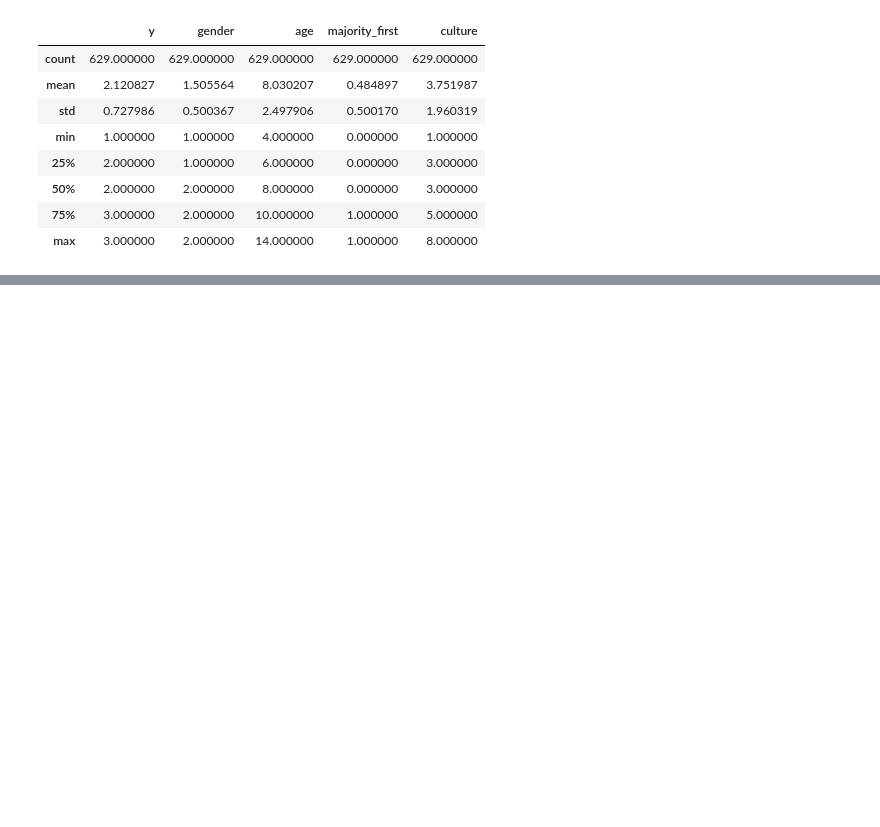
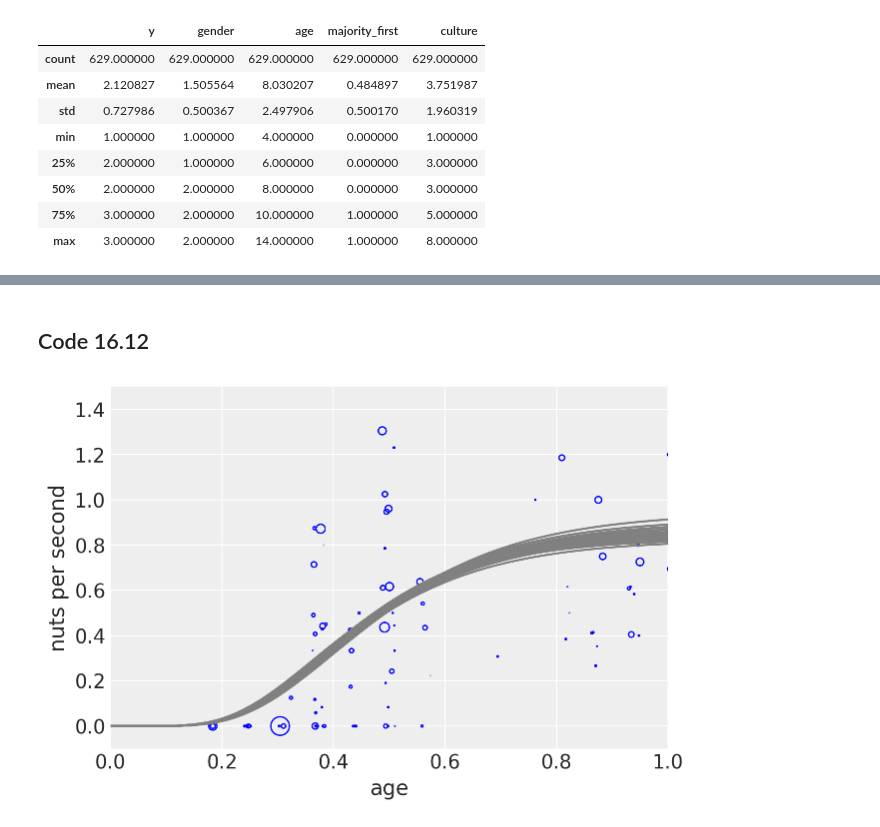
Before and after one commit to ksachdeva/rethinking-tensorflow-probability, a Jupyter notebook: notebooks/16_generalized_linear_madness.ipynb, the cells around one changed output, grey strips where cells are left out. Drawn from its saved outputs; the diff is of its cells as text; code cells hidden in the pictures; blank space fills up the shorter version.

```diff
--- a/notebooks/16_generalized_linear_madness.ipynb
+++ b/notebooks/16_generalized_linear_madness.ipynb
@@ -416,0 +480,18 @@ InvalidArgumentError: Incompatible shapes: [1,5] vs. [629] [Op:AddV2] name: Join
+# %%
+dat = dict(n=d.nuts_opened.values,
+           age=tf.cast(d.age.values / d.age.max(), dtype=tf.float32),
+           seconds=tf.cast(d.seconds.values, dtype=tf.float32))
+
+def model_16_4(seconds, age):
+    def _generator():
+      phi = yield Root(tfd.Sample(tfd.LogNormal(tf.math.log(1.), 0.1, name="phi"), sample_shape=1))
+      k = yield Root(tfd.Sample(tfd.LogNormal(tf.math.log(2.), 0.25, name="k"), sample_shape=1))
+      theta = yield Root(tfd.Sample(tfd.LogNormal(tf.math.log(5.), 0.25, name="theta"), sample_shape=1))
+
+      lambda_ = seconds * phi * (1 - tf.exp(-k*age)) ** theta
+
+      n = yield tfd.Independent(tfd.Poisson(lambda_), reinterpreted_batch_ndims=1)
+
+    return tfd.JointDistributionCoroutine(_generator, validate_args=False)
+
+jdc_16_4 = model_16_4(dat["seconds"], dat["age"])
@@ -416,0 +532,29 @@ InvalidArgumentError: Incompatible shapes: [1,5] vs. [629] [Op:AddV2] name: Join
+# %% [markdown]
+## Code 16.12
+# %%
+post_phi = trace_16_4.posterior["phi"].values[0]
+post_k   = trace_16_4.posterior["k"].values[0]
+post_theta  = trace_16_4.posterior["theta"].values[0]
+
+plt.subplot(xlim=(0, 1), ylim=(-0.1, 1.5), xlabel="age",
+            ylabel="nuts per second")
+at = np.array([0, 0.25, 0.5, 0.75, 1, 1.25, 1.5])
+ax.set(xticks=at, xticklabels=np.round(at * d.age.max()))
+
+# raw data
+pts = dat["n"] / dat["seconds"]
+normalize = lambda x: (x - np.min(x)) / (np.max(x) - np.min(x))
+point_size = normalize(dat["seconds"])
+eps = (dat["age"][1:] - dat["age"][:-1]).numpy().max() / 5
+jitter = eps * tfd.Uniform(low=-1, high=1).sample(dat["age"].shape)
+plt.scatter(dat["age"] + jitter, pts, s=(point_size * 3) ** 2 * 20,
+            color="b", facecolors="none")
+
+# 30 posterior curves
+x = np.linspace(0, 1.5, 101)
+for i in range(30):
+    plt.plot(
+        x,
+        post_phi[i] * (1 - np.exp(-post_k[i] * x)) ** post_theta[i], "gray")
+# %% [output]
+[figure, added]
```
Also changed, not shown: parts of 12 cells of this notebook.
